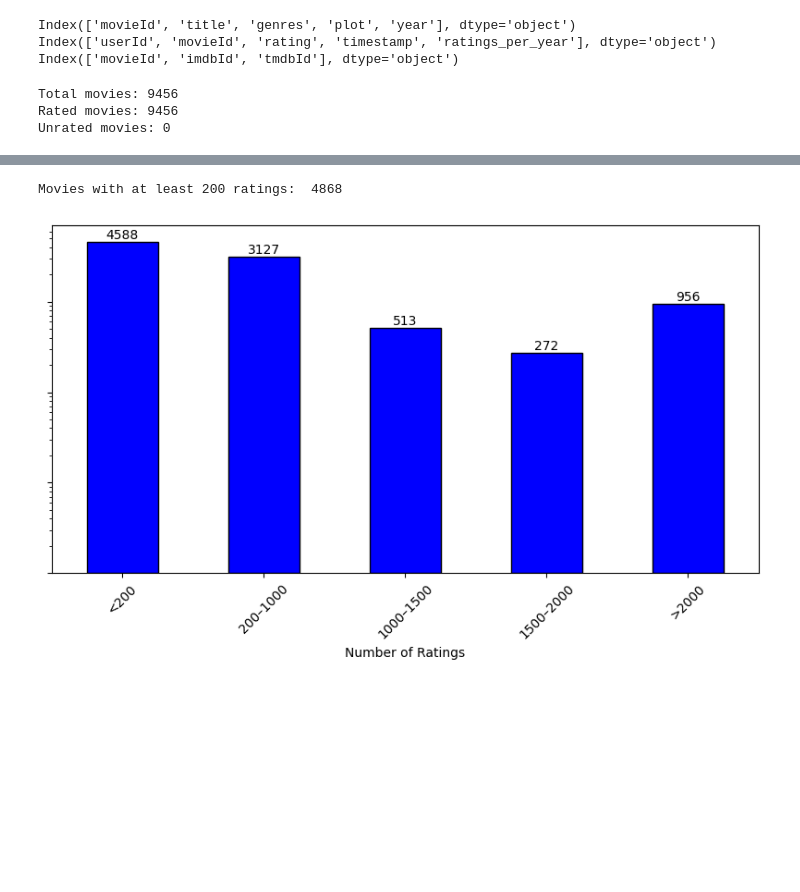
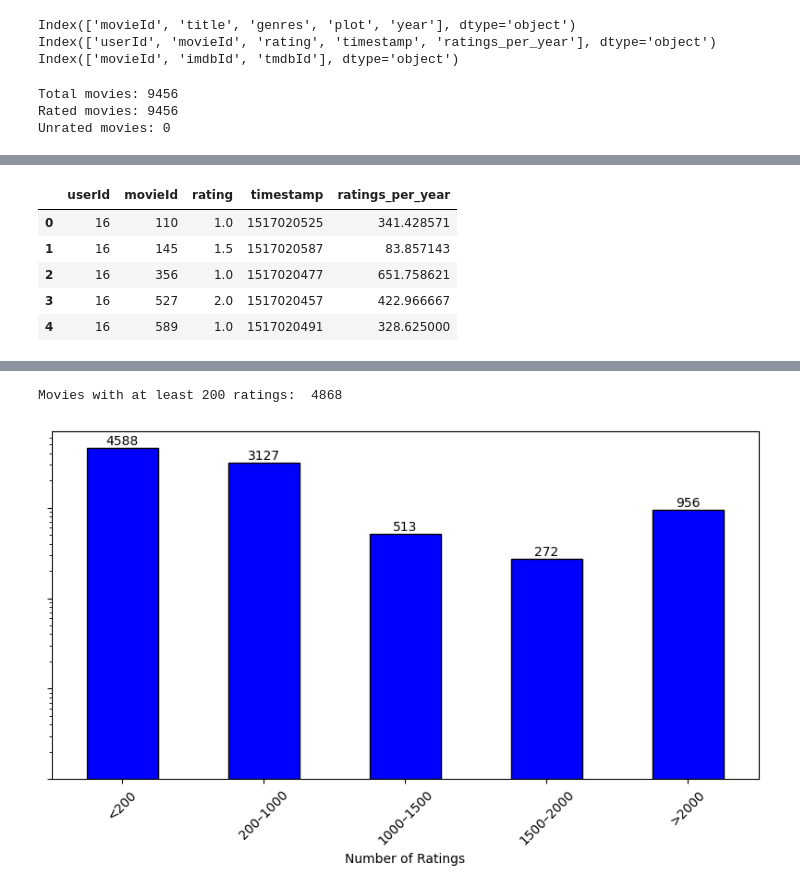
Before and after one commit to RichardFedak/llm-diversity, a Jupyter notebook: experiment/EasyStudy/server/static/datasets/ml-latest/explore.ipynb, the cells around one changed output, grey strips where cells are left out. Drawn from its saved outputs; the diff is of its cells as text; code cells hidden in the pictures; blank space fills up the shorter version.

```diff
--- a/experiment/EasyStudy/server/static/datasets/ml-latest/explore.ipynb
+++ b/experiment/EasyStudy/server/static/datasets/ml-latest/explore.ipynb
@@ -79,0 +92,9 @@ Unrated movies: 0
+# %%
+ratings_df.head()
+# %% [output]
+|  | userId | movieId | rating | timestamp | ratings_per_year |
+| 0 | 16 | 110 | 1.0 | 1517020525 | 341.428571 |
+| 1 | 16 | 145 | 1.5 | 1517020587 | 83.857143 |
+| 2 | 16 | 356 | 1.0 | 1517020477 | 651.758621 |
+| 3 | 16 | 527 | 2.0 | 1517020457 | 422.966667 |
+| 4 | 16 | 589 | 1.0 | 1517020491 | 328.625000 |
```
Also changed, not shown: parts of 9 cells of this notebook, 2 other files.
